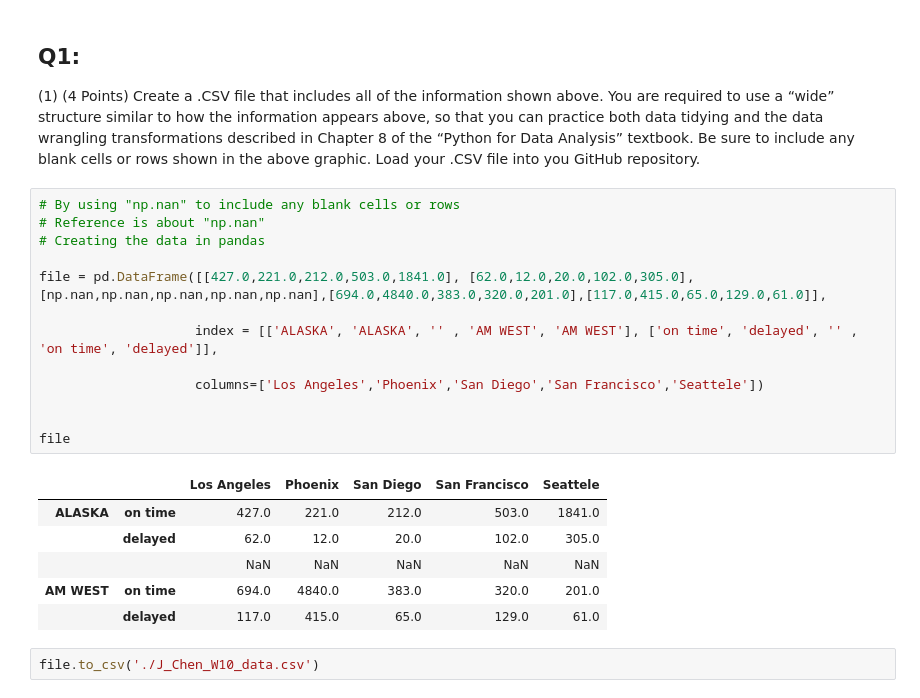
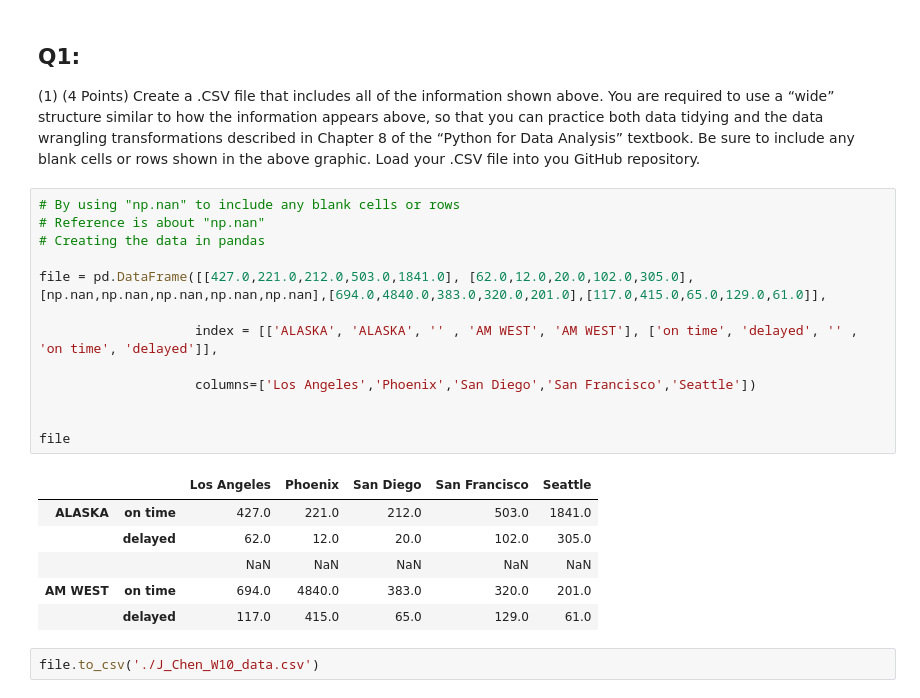
Before and after one commit to JinmingChen12/Data-Acquisition-Management, a Jupyter notebook: J_Chen_w10_assn.ipynb, the cells around one changed output. Drawn from its saved outputs; the diff is of its cells as text.

```diff
--- a/J_Chen_w10_assn.ipynb
+++ b/J_Chen_w10_assn.ipynb
@@ -19,18 +19,18 @@ to include any blank cells or rows shown in the above graphic. Load your .CSV fi
 # %%
 # By using "np.nan" to include any blank cells or rows
 # Reference is about "np.nan"
 # Creating the data in pandas
 
 file = pd.DataFrame([[427.0,221.0,212.0,503.0,1841.0], [62.0,12.0,20.0,102.0,305.0], [np.nan,np.nan,np.nan,np.nan,np.nan],[694.0,4840.0,383.0,320.0,201.0],[117.0,415.0,65.0,129.0,61.0]],
 
                     index = [['ALASKA', 'ALASKA', '' , 'AM WEST', 'AM WEST'], ['on time', 'delayed', '' , 'on time', 'delayed']],
 
-                    columns=['Los Angeles','Phoenix','San Diego','San Francisco','Seattele'])
+                    columns=['Los Angeles','Phoenix','San Diego','San Francisco','Seattle'])
 
 
 file
 # %% [output]
-|  |  | Los Angeles | Phoenix | San Diego | San Francisco | Seattele |
+|  |  | Los Angeles | Phoenix | San Diego | San Francisco | Seattle |
 | ALASKA | on time | 427.0 | 221.0 | 212.0 | 503.0 | 1841.0 |
 |  | delayed | 62.0 | 12.0 | 20.0 | 102.0 | 305.0 |
 |  |  | NaN | NaN | NaN | NaN | NaN |
```
Also changed, not shown: parts of 11 cells of this notebook.
